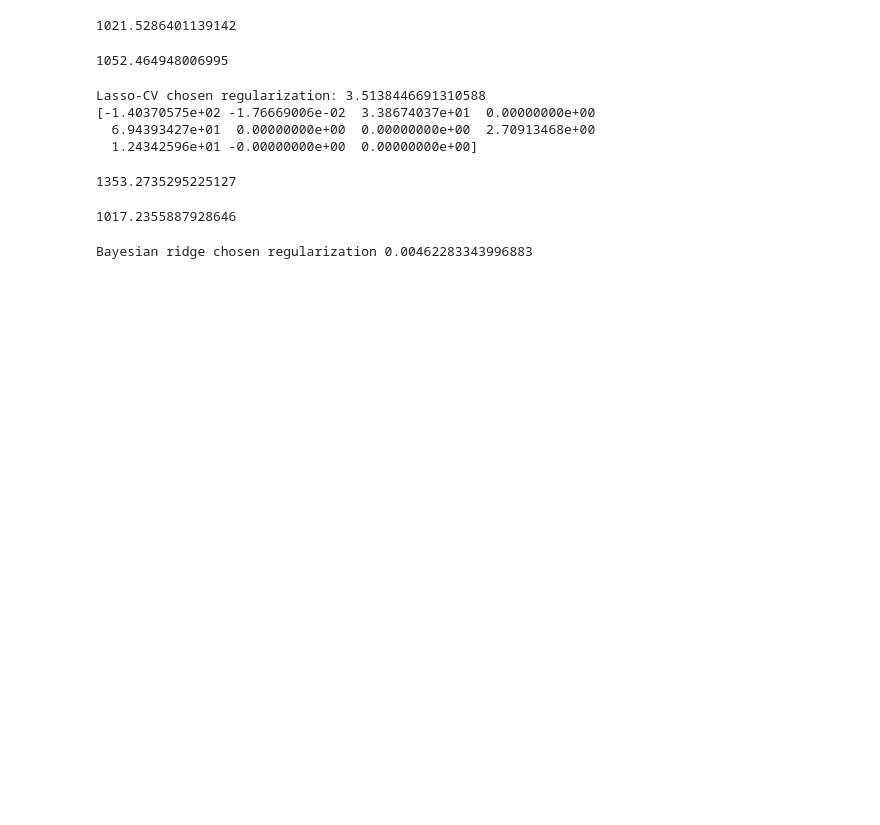
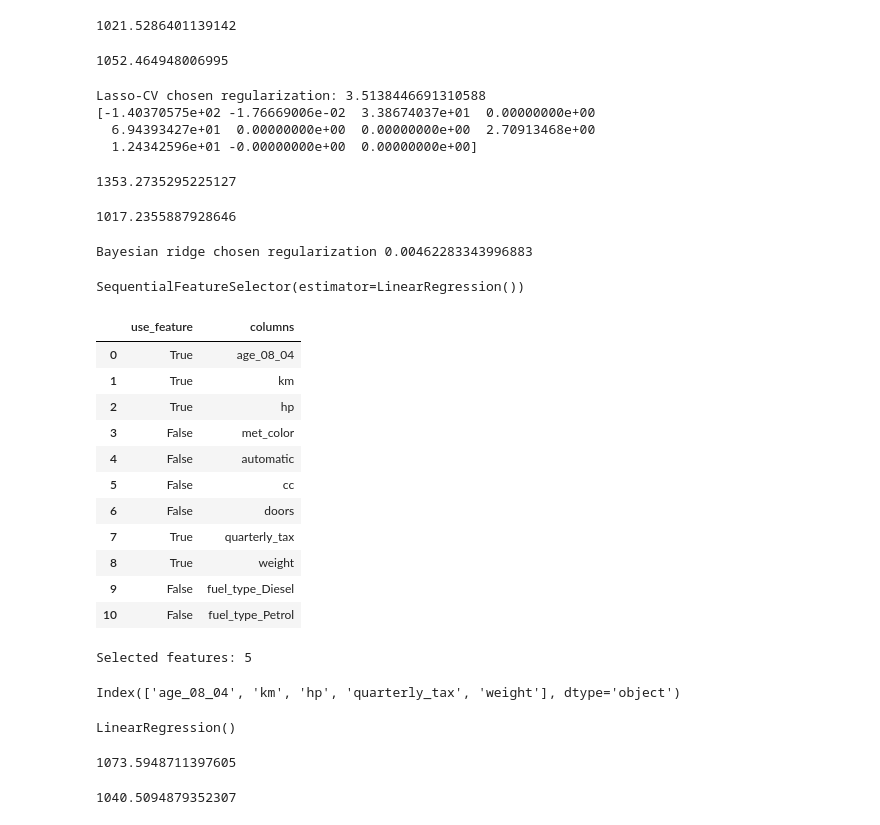
Before and after one commit to alextanhongpin/data-mining-for-business-analytics, a Jupyter notebook: 06_multiple_linear_regression.ipynb, the cells around one changed output. Saved outputs shown, nothing was run; the diff lists cells and outputs as text; code cells hidden in the pictures; blank space fills up the shorter version.

Commit message:
chore: update multiple linear regression

```diff
--- a/06_multiple_linear_regression.ipynb
+++ b/06_multiple_linear_regression.ipynb
@@ -235,3 +235,46 @@ alpha = bayesian_ridge.lambda_ / bayesian_ridge.alpha_
 print("Bayesian ridge chosen regularization", alpha)
 # %% [output]
 Bayesian ridge chosen regularization 0.00462283343996883
+# %%
+from sklearn.feature_selection import SequentialFeatureSelector
+
+est = LinearRegression()
+sfs = SequentialFeatureSelector(est)
+sfs.fit(train_X, train_y)
+# %% [output]
+SequentialFeatureSelector(estimator=LinearRegression())
+# %%
+pd.DataFrame({"use_feature": sfs.get_support(), "columns": train_X.columns})
+# %% [output]
+|  | use_feature | columns |
+| 0 | True | age_08_04 |
+| 1 | True | km |
+| 2 | True | hp |
+| 3 | False | met_color |
+| 4 | False | automatic |
+| 5 | False | cc |
+| 6 | False | doors |
+| 7 | True | quarterly_tax |
+| 8 | True | weight |
+| 9 | False | fuel_type_Diesel |
+| 10 | False | fuel_type_Petrol |
+# %%
+print("Selected features:", sum(sfs.get_support()))
+# %% [output]
+Selected features: 5
+# %%
+train_X.columns[sfs.get_support(indices=True)]
+# %% [output]
+Index(['age_08_04', 'km', 'hp', 'quarterly_tax', 'weight'], dtype='object')
+# %%
+est.fit(sfs.transform(train_X), train_y)
+# %% [output]
+LinearRegression()
+# %%
+mean_absolute_error(train_y, est.predict(sfs.transform(train_X)))
+# %% [output]
+1073.5948711397605
+# %%
+mean_absolute_error(valid_y, est.predict(sfs.transform(valid_X)))
+# %% [output]
+1040.5094879352307
```
Also changed, not shown: parts of 3 cells of this notebook.
